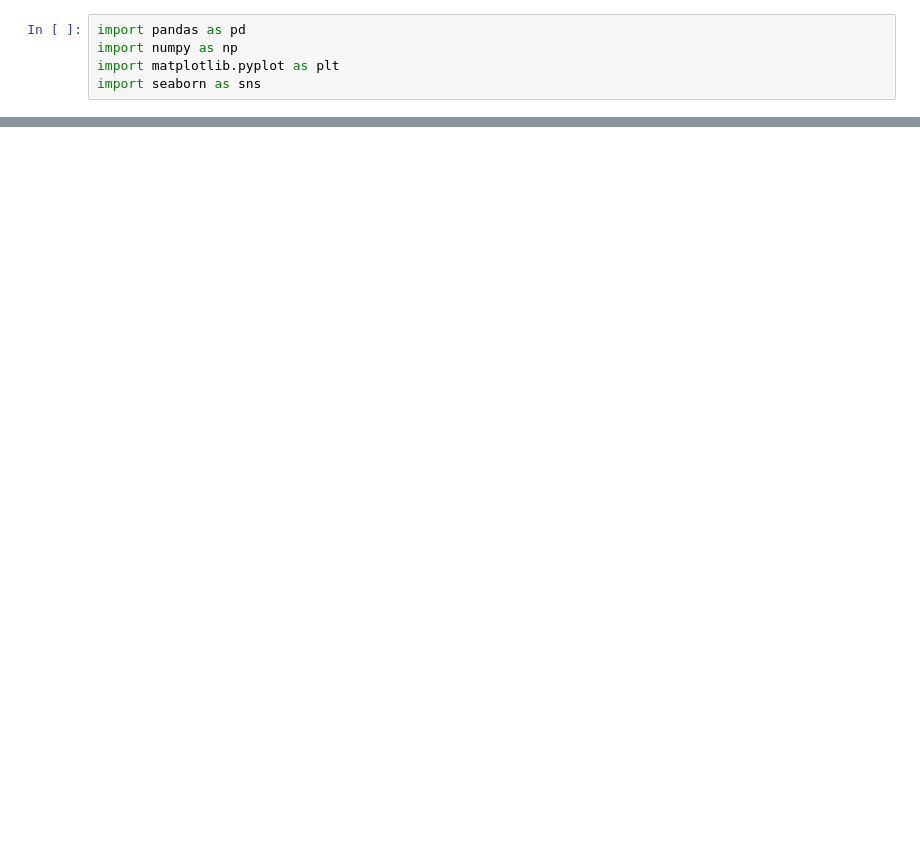
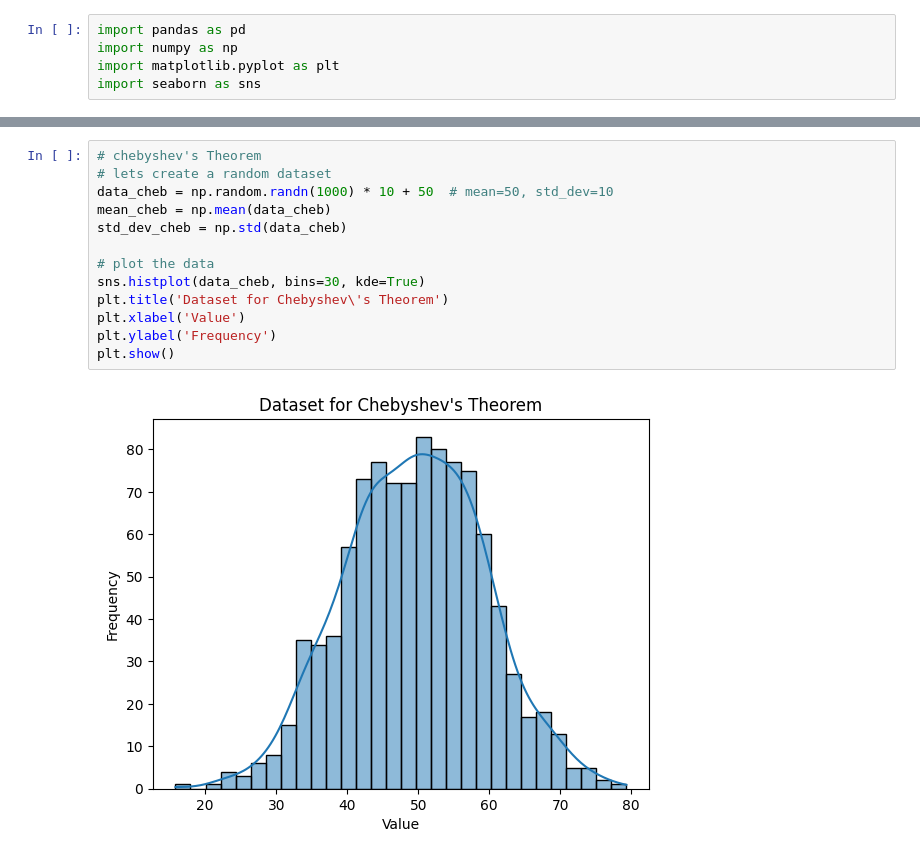
Before and after one commit to rahul8879/data_science_evng, a Jupyter notebook: 03_Math/3.2_Stats/01_basic_stats.ipynb, the cells around one changed output, grey strips where cells are left out. Saved outputs shown, nothing was run; the diff lists cells and outputs as text; blank space fills up the shorter version.

```diff
--- a/03_Math/3.2_Stats/01_basic_stats.ipynb
+++ b/03_Math/3.2_Stats/01_basic_stats.ipynb
@@ -131,0 +132,15 @@ Skewness of Stock Returns: 1.6216667648479712
+# %%
+# chebyshev's Theorem
+# lets create a random dataset
+data_cheb = np.random.randn(1000) * 10 + 50  # mean=50, std_dev=10
+mean_cheb = np.mean(data_cheb)
+std_dev_cheb = np.std(data_cheb)
+
+# plot the data
+sns.histplot(data_cheb, bins=30, kde=True)
+plt.title('Dataset for Chebyshev\'s Theorem')
+plt.xlabel('Value')
+plt.ylabel('Frequency')
+plt.show()
+# %% [output]
+[figure, added]
```
Also changed, not shown: parts of 17 cells of this notebook, 1 other file.
